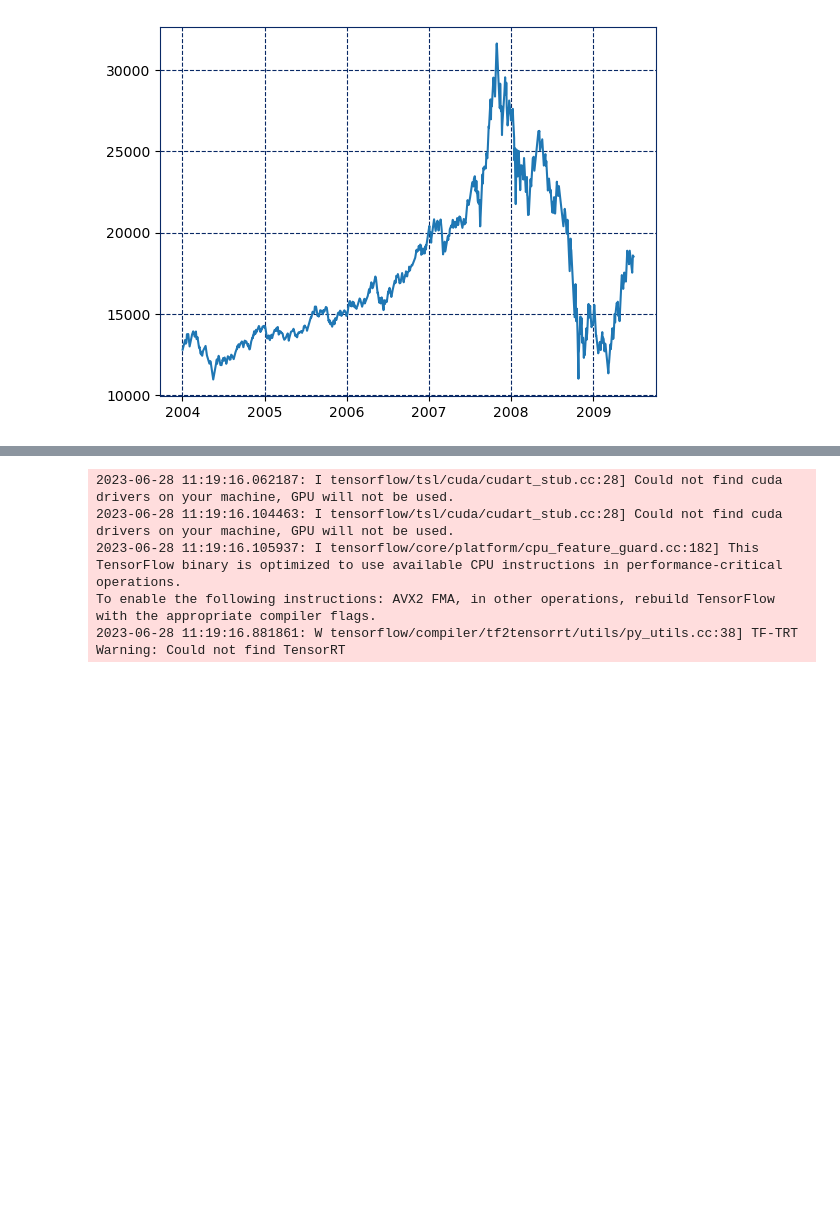
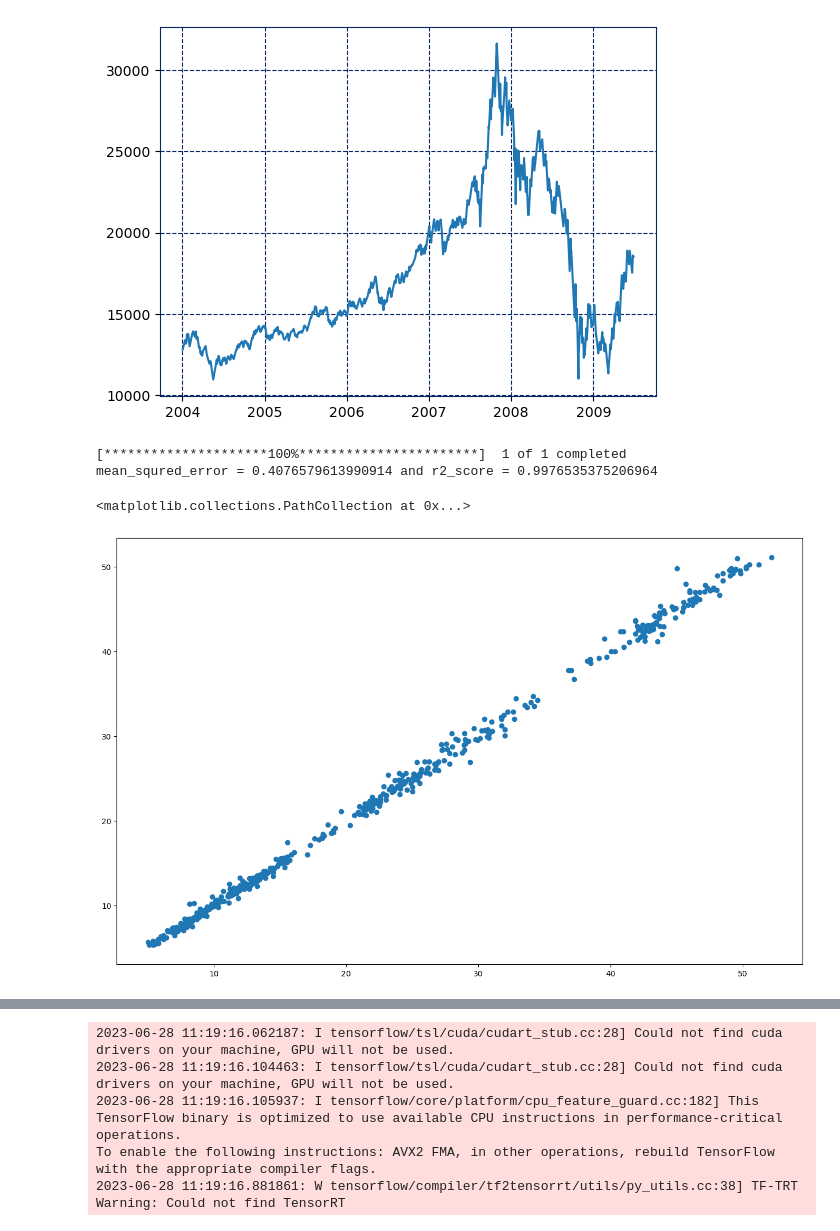
Before and after one commit to dengcfei/MarketMakingViaReinforcementLearning, a Jupyter notebook: plot_candle.ipynb, the cells around one changed output, grey strips where cells are left out. Drawn from its saved outputs; the diff is of its cells as text; code cells hidden in the pictures; blank space fills up the shorter version.

```diff
--- a/plot_candle.ipynb
+++ b/plot_candle.ipynb
@@ -95,3 +95,41 @@ plt.plot(df)
 # %% [output]
 [<matplotlib.lines.Line2D at 0x...>]
 [figure]
+# %%
+import numpy as np
+import pandas as  pd
+from pandas_datareader import data
+from datetime import datetime
+import matplotlib.pyplot as plt
+import yfinance as yf
+yf.pdr_override()
+start = datetime.strptime('2010-01-01','%Y-%m-%d')
+end = datetime.strptime('2020-06-30','%Y-%m-%d')
+#mtr=data.DataReader('MTR',start=start,end=end,data_source='yahoo')
+mtr=data.get_data_yahoo(tickers='MTR',start=start,end=end)
+today=mtr['Open'].iloc[:len(mtr)-1].reset_index(drop=True)
+nextday=mtr['Open'].iloc[1:].reset_index(drop=True)
+from sklearn.model_selection import train_test_split
+from sklearn import linear_model
+from sklearn.metrics import mean_squared_error, r2_score
+today = np.array(today).reshape(-1,1)
+nextday = np.array(nextday)
+X_train, X_test, y_train, y_test = train_test_split(today, nextday, test_size=0.2)
+reg = linear_model.LinearRegression()
+reg.fit(X_train, y_train)
+y_pred = reg.predict(X_test)
+res_msr = mean_squared_error(y_test, y_pred)
+res_r2_score = r2_score(y_test, y_pred)
+print(f'mean_squred_error = {res_msr} and r2_score = {res_r2_score}')
+df = pd.DataFrame()
+df['X_test']=X_test.reshape((1,-1))[0]
+df['y_test']=y_test
+df['y_pred']=y_pred
+df.head(10)
+plt.figure(figsize=(16,10))
+plt.scatter(y_test,y_pred)
+# %% [output]
+[*********************100%***********************]  1 of 1 completed
+mean_squred_error = 0.4076579613990914 and r2_score = 0.9976535375206964
+<matplotlib.collections.PathCollection at 0x...>
+[figure, added]
```
Also changed, not shown: parts of 1 cell of this notebook, 7 other files.
